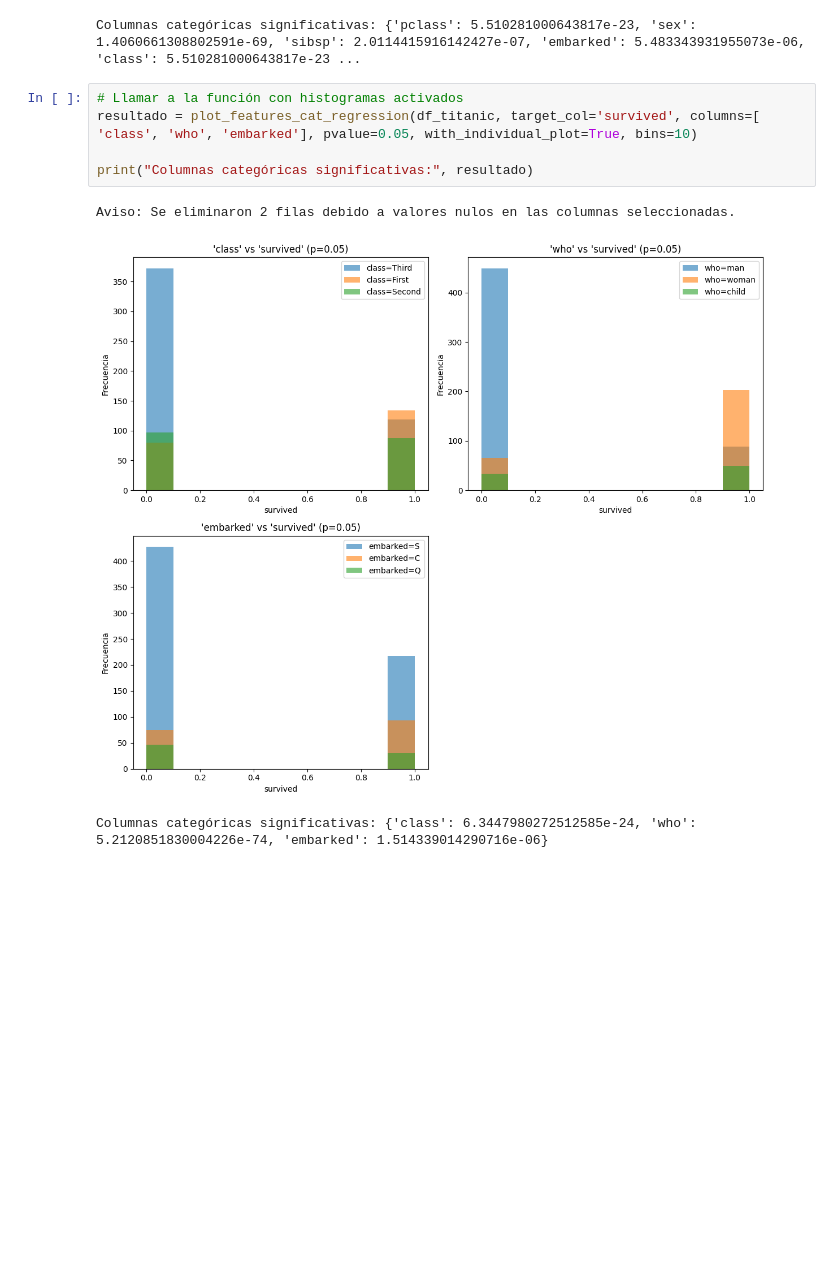
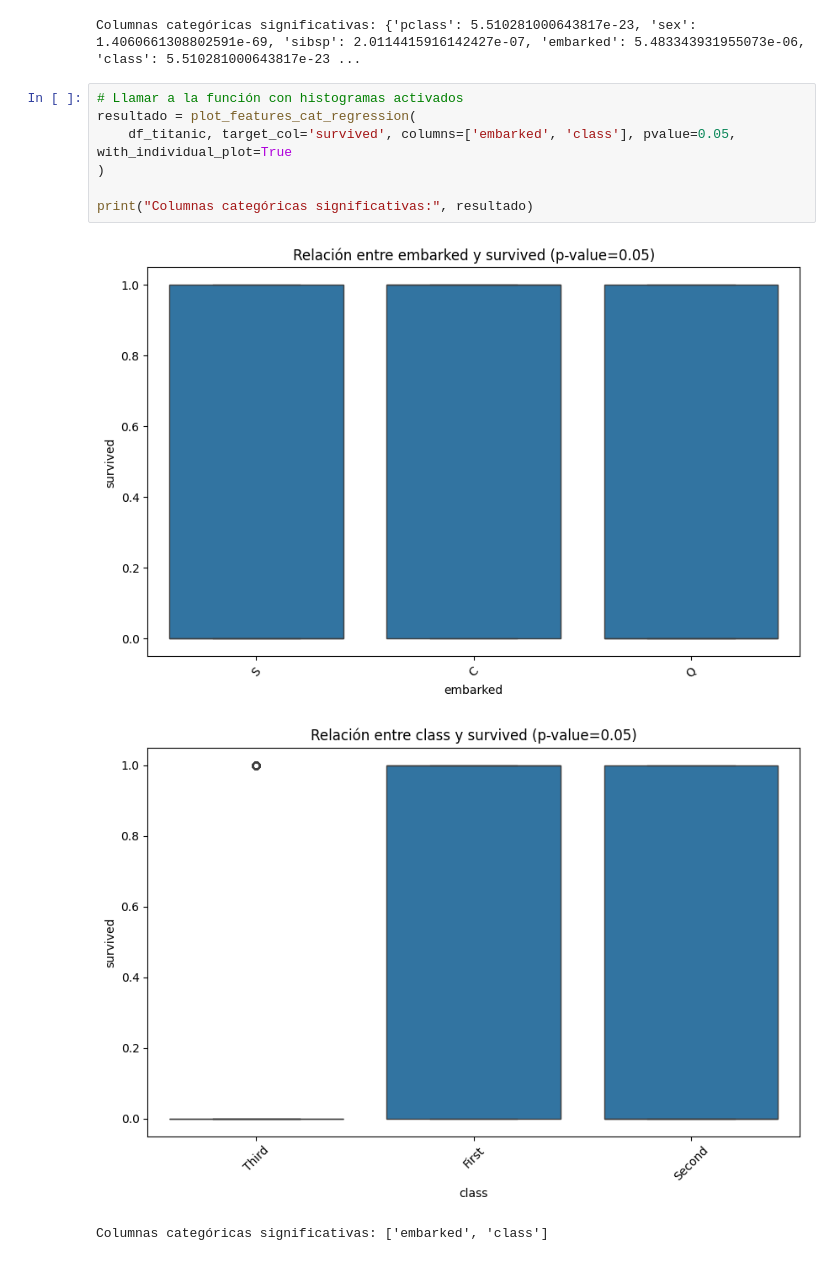
Before and after one commit to Cmonzon-94/Team_destornillador, a Jupyter notebook: ejemplo_destor.ipynb, the cells around one changed output. Drawn from its saved outputs; the diff is of its cells as text; blank space fills up the shorter version.

```diff
--- a/ejemplo_destor.ipynb
+++ b/ejemplo_destor.ipynb
@@ -85,10 +85,12 @@ print("Columnas categóricas significativas:", resultado)
 Columnas categóricas significativas: {'pclass': 5.510281000643817e-23, 'sex': 1.4060661308802591e-69, 'sibsp': 2.0114415916142427e-07, 'embarked': 5.483343931955073e-06, 'class': 5.510281000643817e-23 ...
 # %%
 # Llamar a la función con histogramas activados
-resultado = plot_features_cat_regression(df_titanic, target_col='survived', columns=[ 'class', 'who', 'embarked'], pvalue=0.05, with_individual_plot=True, bins=10)
+resultado = plot_features_cat_regression(
+    df_titanic, target_col='survived', columns=['embarked', 'class'], pvalue=0.05, with_individual_plot=True
+)
 
 print("Columnas categóricas significativas:", resultado)
 # %% [output]
+[figure, new version]
+[figure, added]
-Aviso: Se eliminaron 2 filas debido a valores nulos en las columnas seleccionadas.
+Columnas categóricas significativas: ['embarked', 'class']
-[figure, old version]
-Columnas categóricas significativas: {'class': 6.3447980272512585e-24, 'who': 5.2120851830004226e-74, 'embarked': 1.514339014290716e-06}
```
